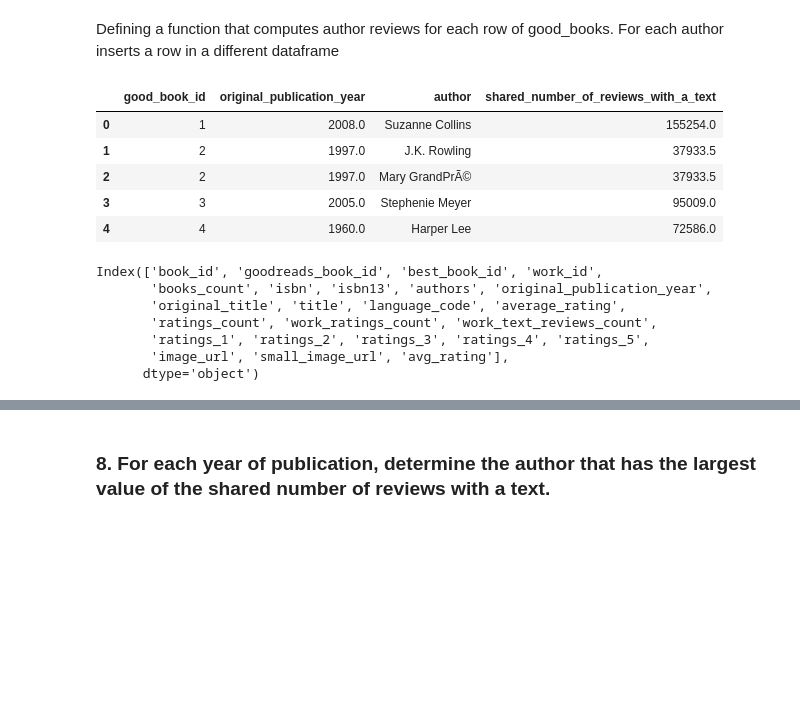
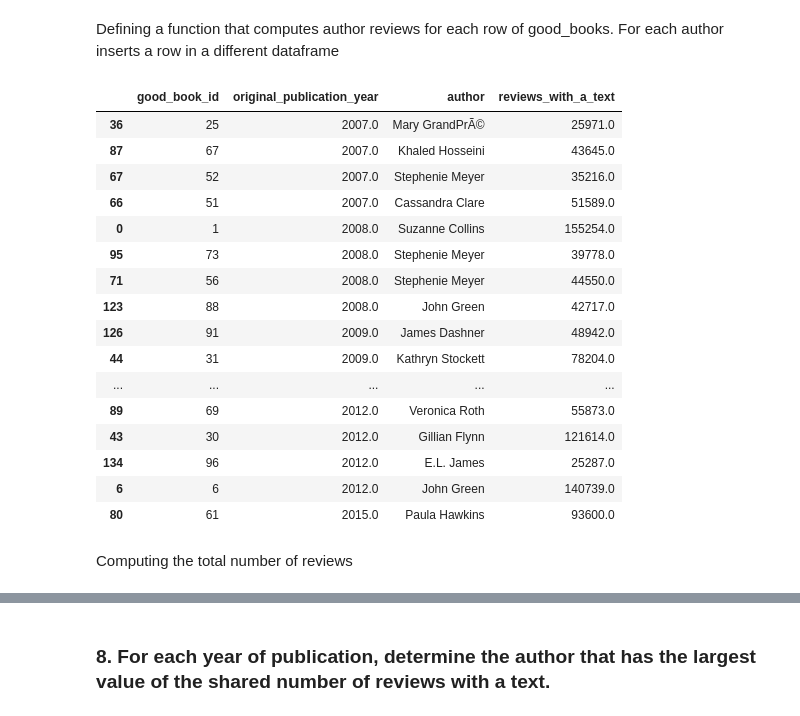
Before and after one commit to FrGregori/booksAnalysis, a Jupyter notebook: project-2021-22.ipynb, the cells around one changed output, grey strips where cells are left out. Cells and saved outputs as stored; diff of their text form; code cells hidden in the pictures; blank space fills up the shorter version.

```diff
--- a/project-2021-22.ipynb
+++ b/project-2021-22.ipynb
@@ -49,7 +43,7 @@ users.head()
 | 3 | 4 | porto, v.n.gaia, portugal | 17.0 |
 | 4 | 5 | farnborough, hants, united kingdom | NaN |
 # %%
-good_books = pd.read_csv('goodbooks.csv', sep=',', encoding='latin-1')
+good_books = pd.read_csv('data/goodbooks.csv', sep=',', encoding='latin-1')
 good_books.head()
 # %% [output]
 |  | book_id | goodreads_book_id | best_book_id | work_id | books_count | isbn | isbn13 | authors | ... |
@@ -254,28 +271,31 @@ Defining a function that computes author reviews for each row of good_books. For
 # %%
 authors = []
 
 def computeAuthorReviews(row):
     auth_list = row['authors'].split(',')
     for i in auth_list:
         authors.append([row['book_id'], row['original_publication_year'], i, row['work_text_reviews_count']/len(auth_list)])
 
 good_books.apply(computeAuthorReviews, 1)
-good_books_authors = pd.DataFrame(authors, columns=['good_book_id', 'original_publication_year', 'author', 'shared_number_of_reviews_with_a_text'])
-good_books_authors.head()
+good_books_authors = pd.DataFrame(authors, columns=['good_book_id', 'original_publication_year', 'author', 'reviews_with_a_text'])
+good_books_authors.sort_values(by='original_publication_year').tail(20)
 # %% [output]
-|  | good_book_id | original_publication_year | author | shared_number_of_reviews_with_a_text |
+|  | good_book_id | original_publication_year | author | reviews_with_a_text |
+| 36 | 25 | 2007.0 | Mary GrandPrÃ© | 25971.0 |
+| 87 | 67 | 2007.0 | Khaled Hosseini | 43645.0 |
+| 67 | 52 | 2007.0 | Stephenie Meyer | 35216.0 |
+| 66 | 51 | 2007.0 | Cassandra Clare | 51589.0 |
 | 0 | 1 | 2008.0 | Suzanne Collins | 155254.0 |
-| 1 | 2 | 1997.0 | J.K. Rowling | 37933.5 |
-| 2 | 2 | 1997.0 | Mary GrandPrÃ© | 37933.5 |
-| 3 | 3 | 2005.0 | Stephenie Meyer | 95009.0 |
-| 4 | 4 | 1960.0 | Harper Lee | 72586.0 |
+| 95 | 73 | 2008.0 | Stephenie Meyer | 39778.0 |
+| 71 | 56 | 2008.0 | Stephenie Meyer | 44550.0 |
+| 123 | 88 | 2008.0 | John Green | 42717.0 |
+| 126 | 91 | 2009.0 | James Dashner | 48942.0 |
+| 44 | 31 | 2009.0 | Kathryn Stockett | 78204.0 |
+| ... | ... | ... | ... | ... |
+| 89 | 69 | 2012.0 | Veronica Roth | 55873.0 |
+| 43 | 30 | 2012.0 | Gillian Flynn | 121614.0 |
+| 134 | 96 | 2012.0 | E.L. James | 25287.0 |
+| 6 | 6 | 2012.0 | John Green | 140739.0 |
+| 80 | 61 | 2015.0 | Paula Hawkins | 93600.0 |
-# %%
-good_books.columns
-# %% [output]
-Index(['book_id', 'goodreads_book_id', 'best_book_id', 'work_id',
-       'books_count', 'isbn', 'isbn13', 'authors', 'original_publication_year',
-       'original_title', 'title', 'language_code', 'average_rating',
-       'ratings_count', 'work_ratings_count', 'work_text_reviews_count',
-       'ratings_1', 'ratings_2', 'ratings_3', 'ratings_4', 'ratings_5',
-       'image_url', 'small_image_url', 'avg_rating'],
-      dtype='object')
+# %% [markdown]
+Computing the total number of reviews
```
Also changed, not shown: parts of 29 cells of this notebook, 6 other files.
